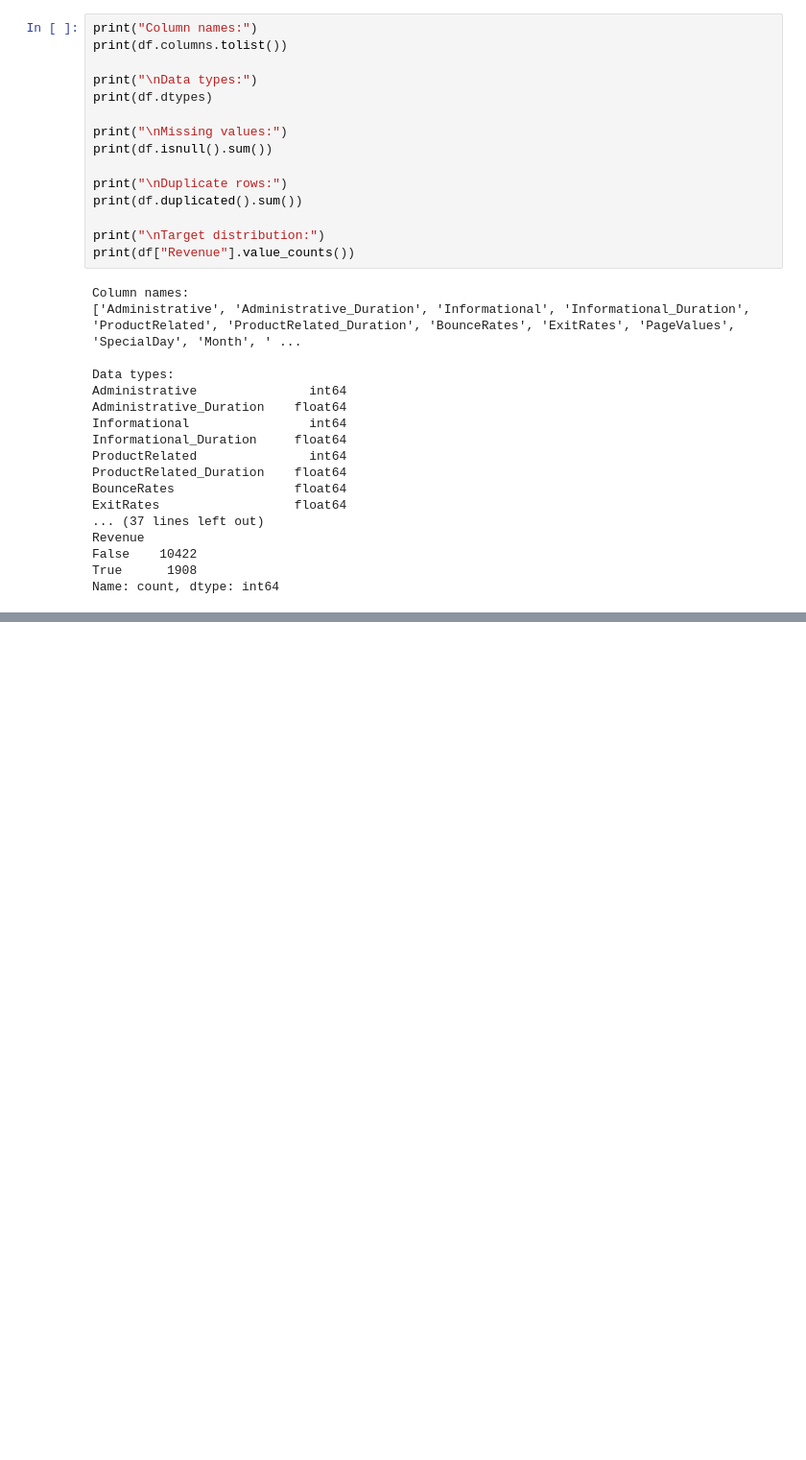
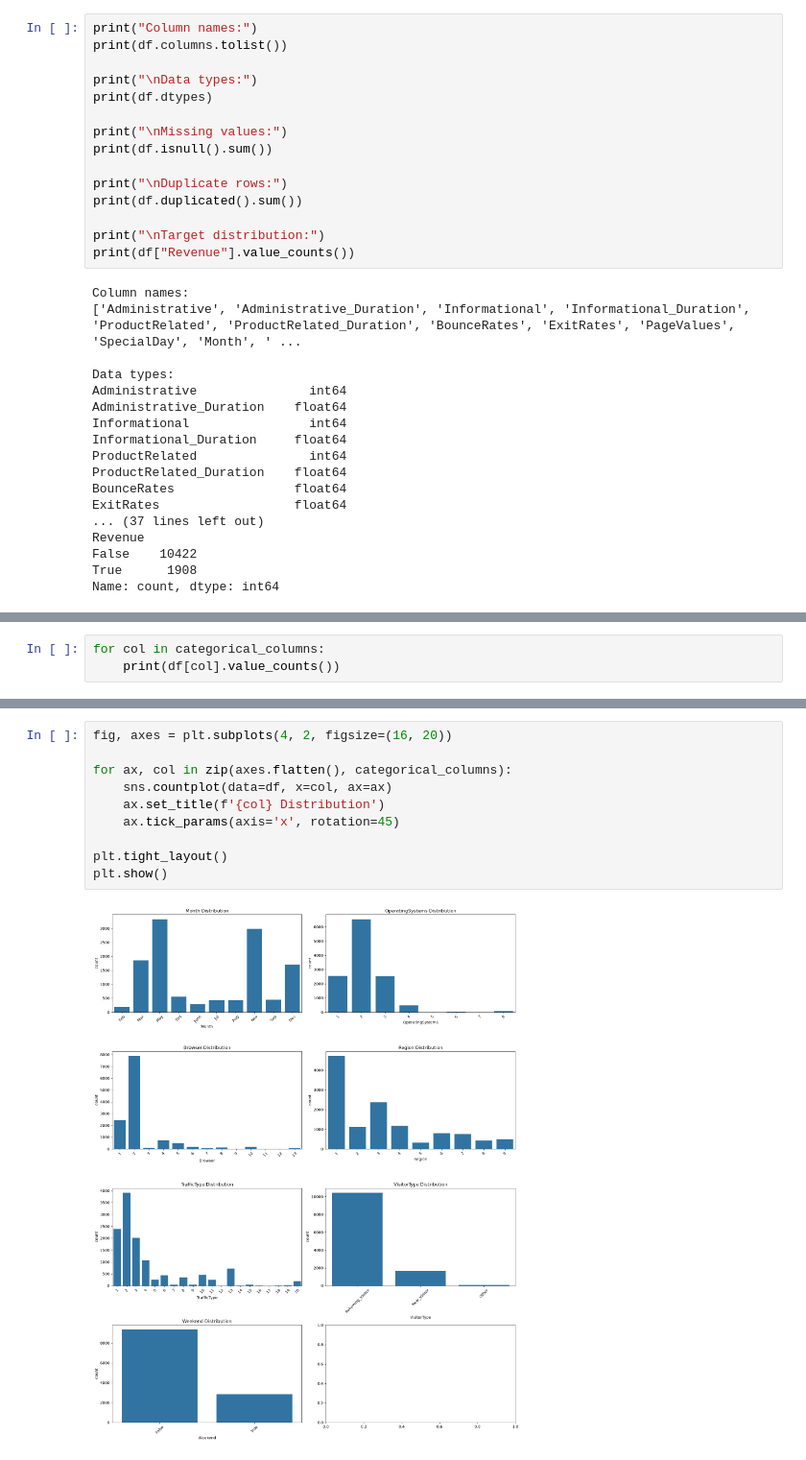
Before and after one commit to dhyankrshna-r4ce/online_shopping_purchase_prediction, a Jupyter notebook: online_shopping_purchase_intention.ipynb, the cells around one changed output, grey strips where cells are left out. Shown at 96% size. Cells and saved outputs as stored; diff of their text form; blank space fills up the shorter version.

```diff
--- a/online_shopping_purchase_intention.ipynb
+++ b/online_shopping_purchase_intention.ipynb
@@ -48,0 +193,3 @@ Name: count, dtype: int64
+# %%
+for col in categorical_columns:
+    print(df[col].value_counts())
@@ -48,0 +214,12 @@ Name: count, dtype: int64
+# %%
+fig, axes = plt.subplots(4, 2, figsize=(16, 20))
+
+for ax, col in zip(axes.flatten(), categorical_columns):
+    sns.countplot(data=df, x=col, ax=ax)
+    ax.set_title(f'{col} Distribution')
+    ax.tick_params(axis='x', rotation=45)
+
+plt.tight_layout()
+plt.show()
+# %% [output]
+[figure, added]
```
Also changed, not shown: parts of 20 cells of this notebook.
